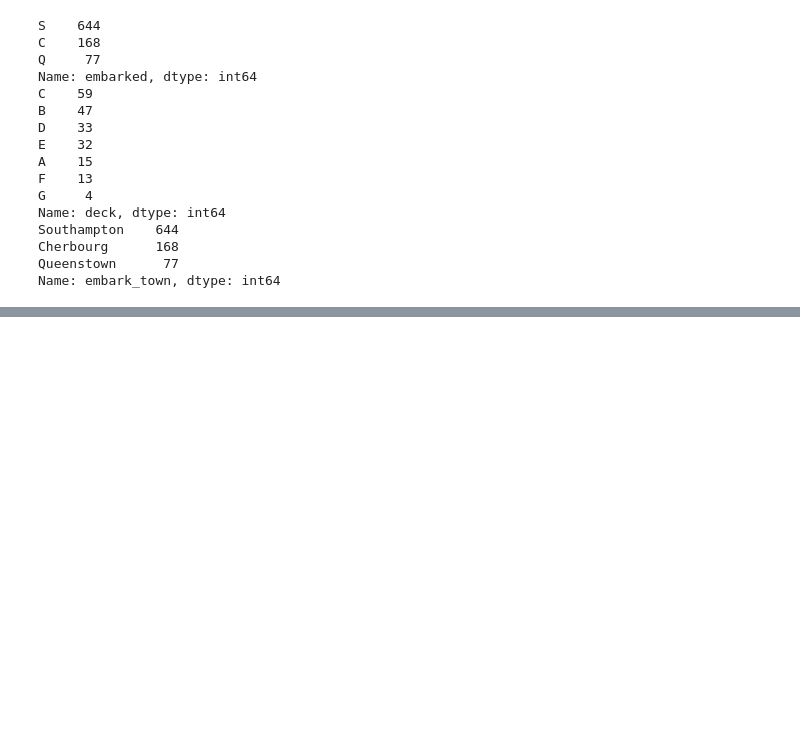
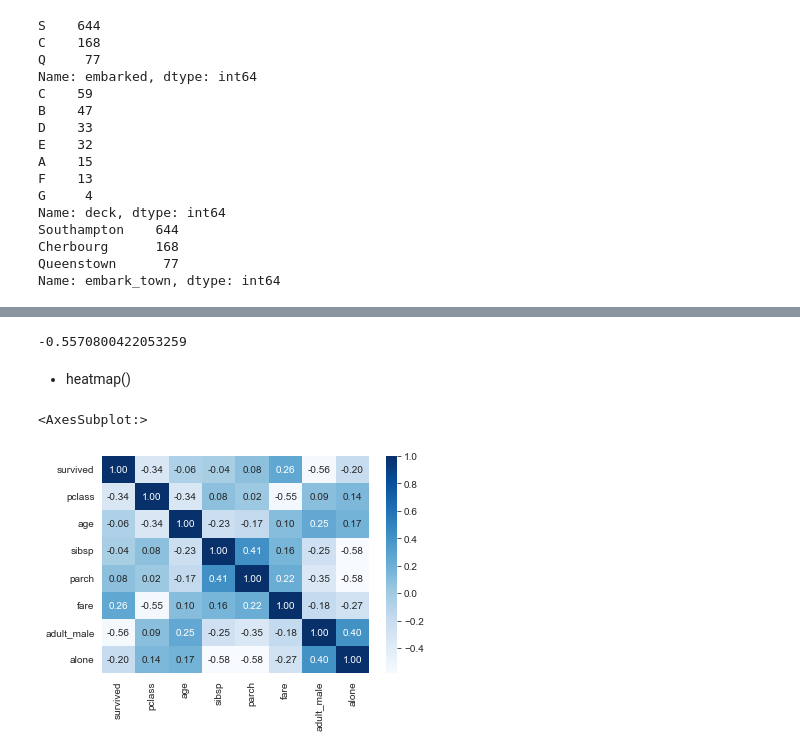
Before and after one commit to Cceugene/Class, a Jupyter notebook: Descriptive Statistics.ipynb, the cells around one changed output, grey strips where cells are left out. Saved outputs shown, nothing was run; the diff lists cells and outputs as text; code cells hidden in the pictures; blank space fills up the shorter version.

```diff
--- a/Descriptive Statistics.ipynb
+++ b/Descriptive Statistics.ipynb
@@ -172,0 +180,7 @@ Name: embark_town, dtype: int64
+# %%
+titanic.age = titanic.age.fillna(titanic.age.median())
+titanic.embarked = titanic.embarked.fillna('S')
+titanic.deck = titanic.deck.fillna('C')
+titanic.embark_town = titanic.embark_town.fillna('Southampton')
+
+titanic.isnull().sum()
@@ -172,0 +206,3 @@ Name: embark_town, dtype: int64
+# %%
+titanic_corr = titanic.corr(method='pearson')
+titanic_corr
@@ -172,0 +219,12 @@ Name: embark_town, dtype: int64
+# %%
+titanic.survived.corr(titanic.adult_male) # method='pearson'
+# %% [output]
+-0.5570800422053259
+# %% [markdown]
+- heatmap()
+# %%
+sns.heatmap(data=titanic_corr,
+            annot=True, fmt='.2f', cmap='Blues')
+# %% [output]
+<AxesSubplot:>
+[figure, added]
```
Also changed, not shown: parts of 7 cells of this notebook, 1 other file.
